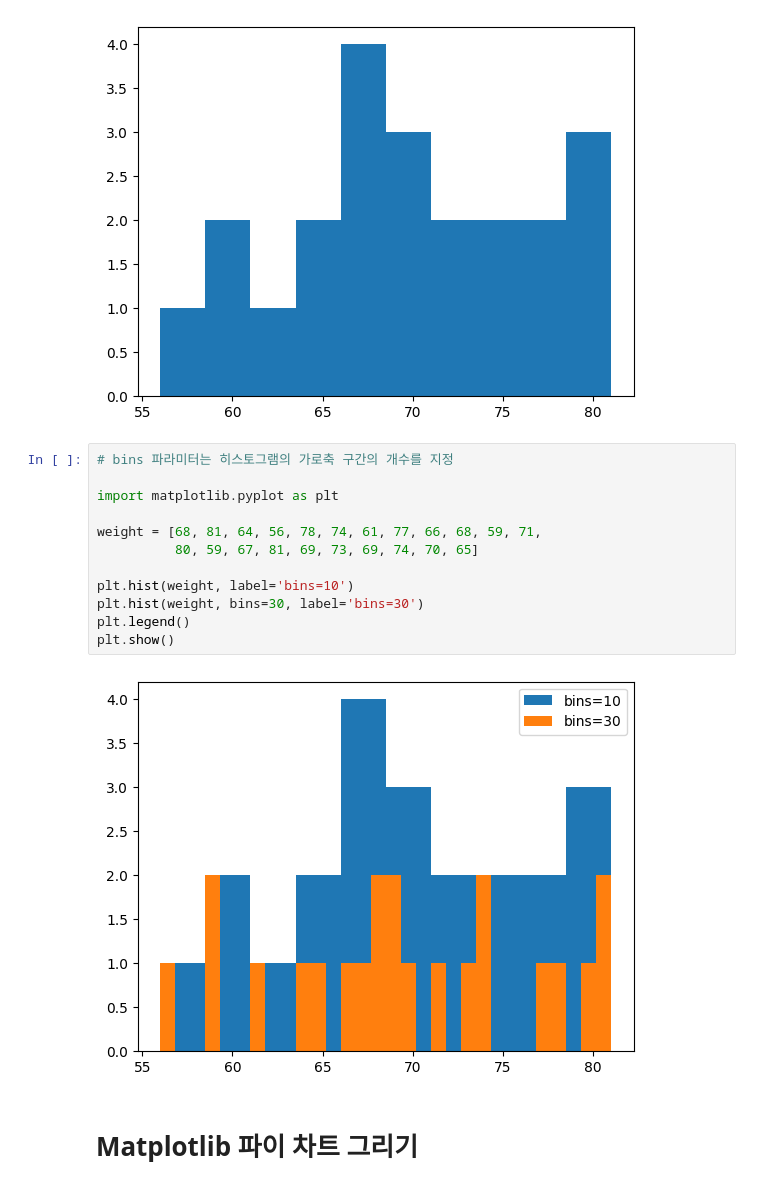
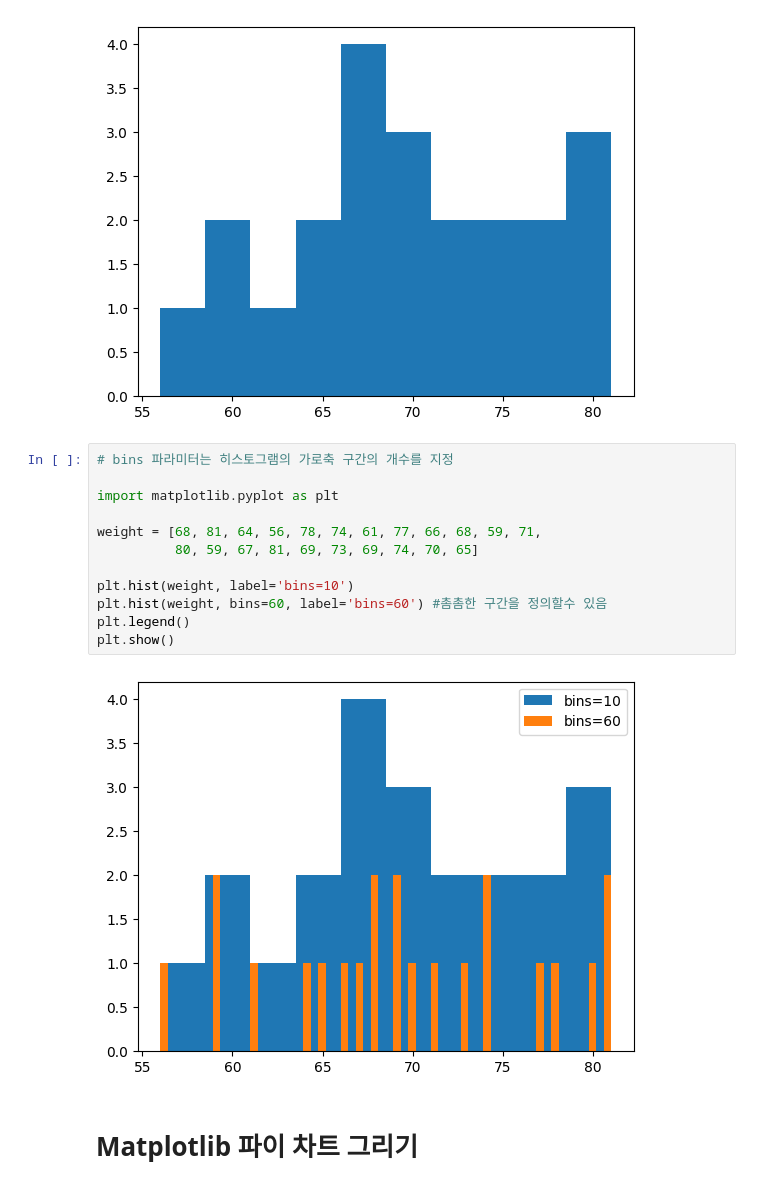
Before and after one commit to wlsgud180/wlsgud180, a Jupyter notebook: 0_[데이터전처리&텍스트마이닝]_시각화.ipynb, the cells around one changed output. Saved outputs shown, nothing was run; the diff lists cells and outputs as text.

```diff
--- a/0_[데이터전처리&텍스트마이닝]_시각화.ipynb
+++ b/0_[데이터전처리&텍스트마이닝]_시각화.ipynb
@@ -507,17 +516,17 @@ plt.show()
 # %%
 # bins 파라미터는 히스토그램의 가로축 구간의 개수를 지정
 
 import matplotlib.pyplot as plt
 
 weight = [68, 81, 64, 56, 78, 74, 61, 77, 66, 68, 59, 71,
           80, 59, 67, 81, 69, 73, 69, 74, 70, 65]
 
 plt.hist(weight, label='bins=10')
-plt.hist(weight, bins=30, label='bins=30')
+plt.hist(weight, bins=60, label='bins=60') #촘촘한 구간을 정의할수 있음
 plt.legend()
 plt.show()
 # %% [output]
-[figure, old version]
+[figure, new version]
 # %% [markdown]
 # Matplotlib 파이 차트 그리기
 # %%
```
Also changed, not shown: parts of 16 cells of this notebook.
